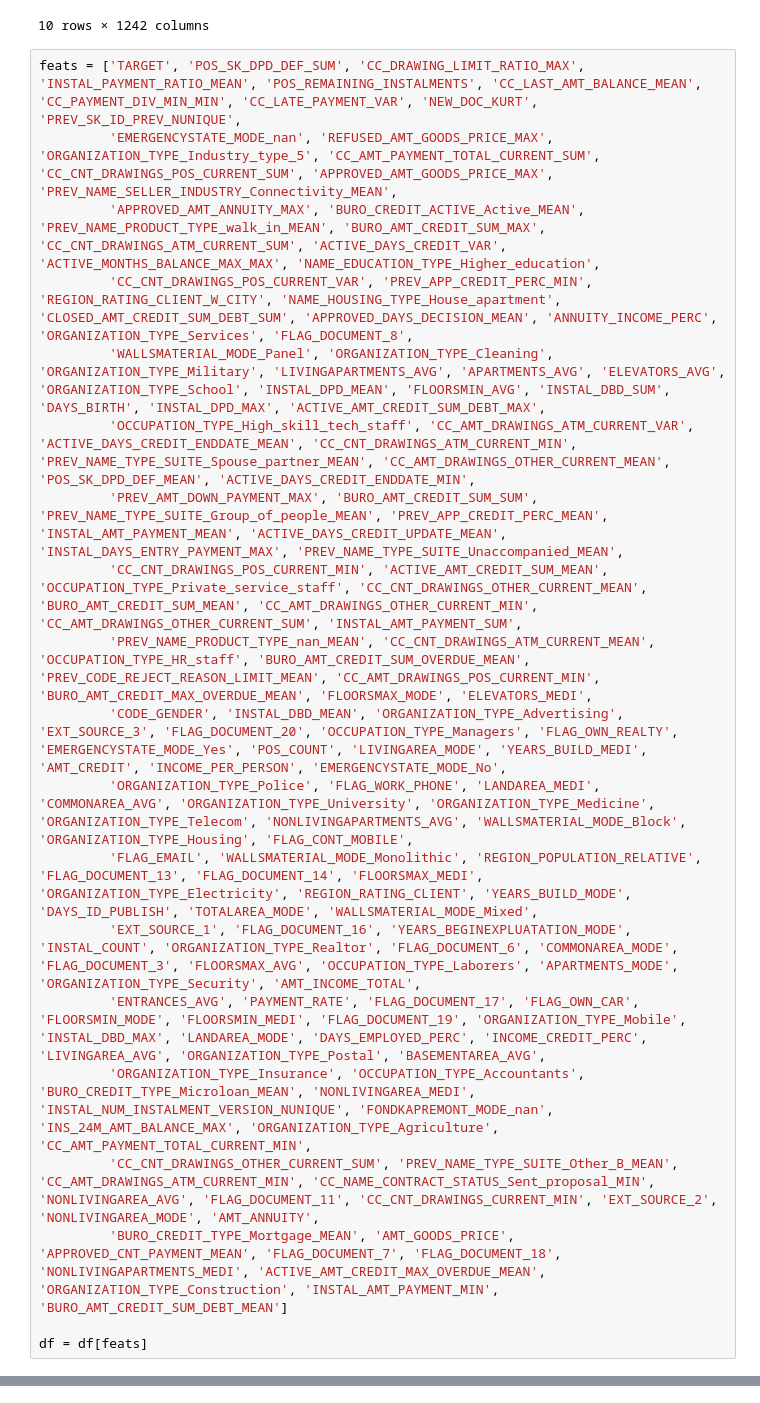
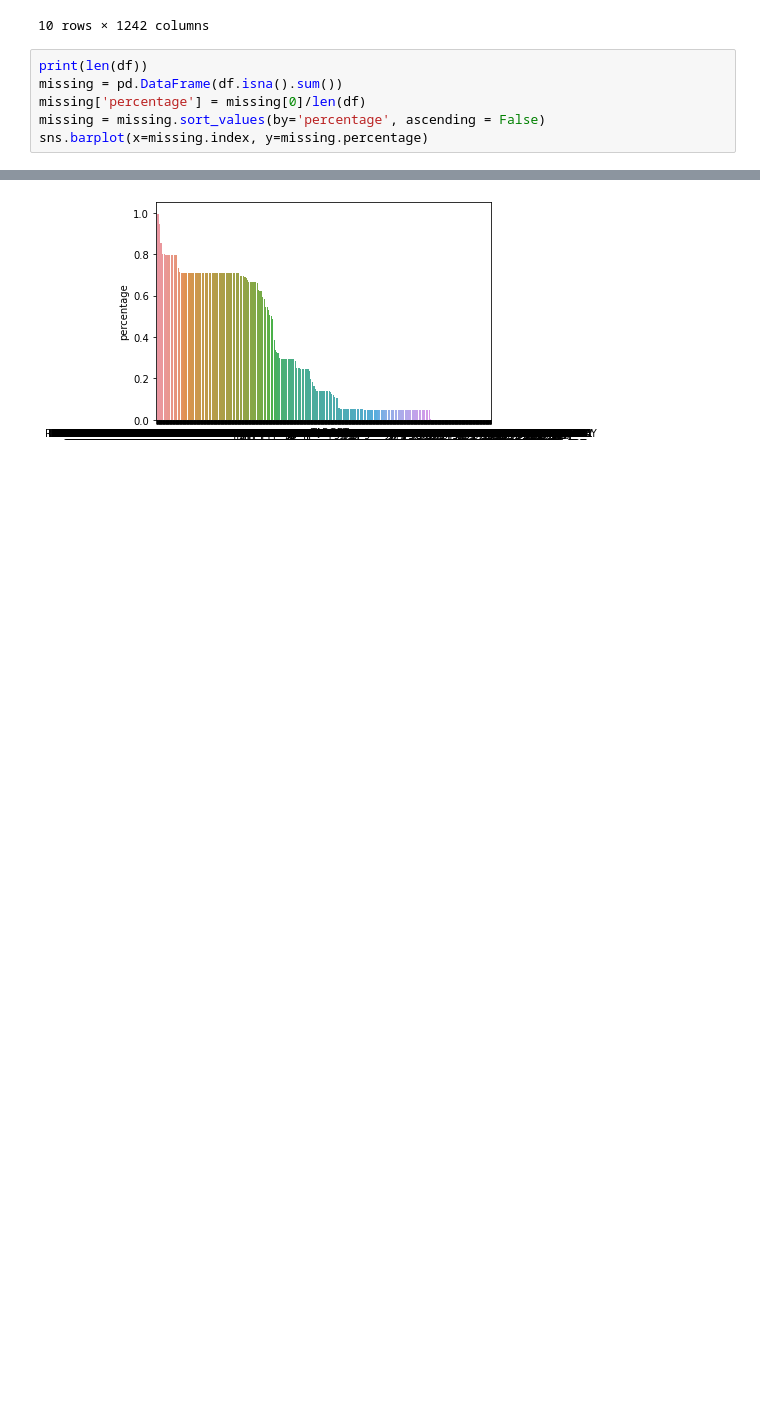
Before and after one commit to Keminarys/Scoring-model-for-credit-risk, a Jupyter notebook: Merging.ipynb, the cells around one changed output, grey strips where cells are left out. Drawn from its saved outputs; the diff is of its cells as text; blank space fills up the shorter version.

```diff
--- a/Merging.ipynb
+++ b/Merging.ipynb
@@ -626,23 +626,10 @@ df.head(10)
 | 8 | 100011 | 0.0 | 1 | 0 | 0 | 0 | 112500.0 | ... |
 | 9 | 100012 | 0.0 | 0 | 0 | 0 | 0 | 135000.0 | ... |
 10 rows × 1242 columns
-# %%
-feats = ['TARGET', 'POS_SK_DPD_DEF_SUM', 'CC_DRAWING_LIMIT_RATIO_MAX', 'INSTAL_PAYMENT_RATIO_MEAN', 'POS_REMAINING_INSTALMENTS', 'CC_LAST_AMT_BALANCE_MEAN', 'CC_PAYMENT_DIV_MIN_MIN', 'CC_LATE_PAYMENT_VAR', 'NEW_DOC_KURT', 'PREV_SK_ID_PREV_NUNIQUE',
-         'EMERGENCYSTATE_MODE_nan', 'REFUSED_AMT_GOODS_PRICE_MAX', 'ORGANIZATION_TYPE_Industry_type_5', 'CC_AMT_PAYMENT_TOTAL_CURRENT_SUM', 'CC_CNT_DRAWINGS_POS_CURRENT_SUM', 'APPROVED_AMT_GOODS_PRICE_MAX', 'PREV_NAME_SELLER_INDUSTRY_Connectivity_MEAN',
-         'APPROVED_AMT_ANNUITY_MAX', 'BURO_CREDIT_ACTIVE_Active_MEAN', 'PREV_NAME_PRODUCT_TYPE_walk_in_MEAN', 'BURO_AMT_CREDIT_SUM_MAX', 'CC_CNT_DRAWINGS_ATM_CURRENT_SUM', 'ACTIVE_DAYS_CREDIT_VAR', 'ACTIVE_MONTHS_BALANCE_MAX_MAX', 'NAME_EDUCATION_TYPE_Higher_education',
-         'CC_CNT_DRAWINGS_POS_CURRENT_VAR', 'PREV_APP_CREDIT_PERC_MIN', 'REGION_RATING_CLIENT_W_CITY', 'NAME_HOUSING_TYPE_House_apartment', 'CLOSED_AMT_CREDIT_SUM_DEBT_SUM', 'APPROVED_DAYS_DECISION_MEAN', 'ANNUITY_INCOME_PERC', 'ORGANIZATION_TYPE_Services', 'FLAG_DOCUMENT_8',
-         'WALLSMATERIAL_MODE_Panel', 'ORGANIZATION_TYPE_Cleaning', 'ORGANIZATION_TYPE_Military', 'LIVINGAPARTMENTS_AVG', 'APARTMENTS_AVG', 'ELEVATORS_AVG', 'ORGANIZATION_TYPE_School', 'INSTAL_DPD_MEAN', 'FLOORSMIN_AVG', 'INSTAL_DBD_SUM', 'DAYS_BIRTH', 'INSTAL_DPD_MAX', 'ACTIVE_AMT_CREDIT_SUM_DEBT_MAX',
-         'OCCUPATION_TYPE_High_skill_tech_staff', 'CC_AMT_DRAWINGS_ATM_CURRENT_VAR', 'ACTIVE_DAYS_CREDIT_ENDDATE_MEAN', 'CC_CNT_DRAWINGS_ATM_CURRENT_MIN', 'PREV_NAME_TYPE_SUITE_Spouse_partner_MEAN', 'CC_AMT_DRAWINGS_OTHER_CURRENT_MEAN', 'POS_SK_DPD_DEF_MEAN', 'ACTIVE_DAYS_CREDIT_ENDDATE_MIN',
-         'PREV_AMT_DOWN_PAYMENT_MAX', 'BURO_AMT_CREDIT_SUM_SUM', 'PREV_NAME_TYPE_SUITE_Group_of_people_MEAN', 'PREV_APP_CREDIT_PERC_MEAN', 'INSTAL_AMT_PAYMENT_MEAN', 'ACTIVE_DAYS_CREDIT_UPDATE_MEAN', 'INSTAL_DAYS_ENTRY_PAYMENT_MAX', 'PREV_NAME_TYPE_SUITE_Unaccompanied_MEAN',
-         'CC_CNT_DRAWINGS_POS_CURRENT_MIN', 'ACTIVE_AMT_CREDIT_SUM_MEAN', 'OCCUPATION_TYPE_Private_service_staff', 'CC_CNT_DRAWINGS_OTHER_CURRENT_MEAN', 'BURO_AMT_CREDIT_SUM_MEAN', 'CC_AMT_DRAWINGS_OTHER_CURRENT_MIN', 'CC_AMT_DRAWINGS_OTHER_CURRENT_SUM', 'INSTAL_AMT_PAYMENT_SUM',
-         'PREV_NAME_PRODUCT_TYPE_nan_MEAN', 'CC_CNT_DRAWINGS_ATM_CURRENT_MEAN', 'OCCUPATION_TYPE_HR_staff', 'BURO_AMT_CREDIT_SUM_OVERDUE_MEAN', 'PREV_CODE_REJECT_REASON_LIMIT_MEAN', 'CC_AMT_DRAWINGS_POS_CURRENT_MIN', 'BURO_AMT_CREDIT_MAX_OVERDUE_MEAN', 'FLOORSMAX_MODE', 'ELEVATORS_MEDI',
-         'CODE_GENDER', 'INSTAL_DBD_MEAN', 'ORGANIZATION_TYPE_Advertising', 'EXT_SOURCE_3', 'FLAG_DOCUMENT_20', 'OCCUPATION_TYPE_Managers', 'FLAG_OWN_REALTY', 'EMERGENCYSTATE_MODE_Yes', 'POS_COUNT', 'LIVINGAREA_MODE', 'YEARS_BUILD_MEDI', 'AMT_CREDIT', 'INCOME_PER_PERSON', 'EMERGENCYSTATE_MODE_No',
-         'ORGANIZATION_TYPE_Police', 'FLAG_WORK_PHONE', 'LANDAREA_MEDI', 'COMMONAREA_AVG', 'ORGANIZATION_TYPE_University', 'ORGANIZATION_TYPE_Medicine', 'ORGANIZATION_TYPE_Telecom', 'NONLIVINGAPARTMENTS_AVG', 'WALLSMATERIAL_MODE_Block', 'ORGANIZATION_TYPE_Housing', 'FLAG_CONT_MOBILE',
-         'FLAG_EMAIL', 'WALLSMATERIAL_MODE_Monolithic', 'REGION_POPULATION_RELATIVE', 'FLAG_DOCUMENT_13', 'FLAG_DOCUMENT_14', 'FLOORSMAX_MEDI', 'ORGANIZATION_TYPE_Electricity', 'REGION_RATING_CLIENT', 'YEARS_BUILD_MODE', 'DAYS_ID_PUBLISH', 'TOTALAREA_MODE', 'WALLSMATERIAL_MODE_Mixed',
-         'EXT_SOURCE_1', 'FLAG_DOCUMENT_16', 'YEARS_BEGINEXPLUATATION_MODE', 'INSTAL_COUNT', 'ORGANIZATION_TYPE_Realtor', 'FLAG_DOCUMENT_6', 'COMMONAREA_MODE', 'FLAG_DOCUMENT_3', 'FLOORSMAX_AVG', 'OCCUPATION_TYPE_Laborers', 'APARTMENTS_MODE', 'ORGANIZATION_TYPE_Security', 'AMT_INCOME_TOTAL',
-         'ENTRANCES_AVG', 'PAYMENT_RATE', 'FLAG_DOCUMENT_17', 'FLAG_OWN_CAR', 'FLOORSMIN_MODE', 'FLOORSMIN_MEDI', 'FLAG_DOCUMENT_19', 'ORGANIZATION_TYPE_Mobile', 'INSTAL_DBD_MAX', 'LANDAREA_MODE', 'DAYS_EMPLOYED_PERC', 'INCOME_CREDIT_PERC', 'LIVINGAREA_AVG', 'ORGANIZATION_TYPE_Postal', 'BASEMENTAREA_AVG',
-         'ORGANIZATION_TYPE_Insurance', 'OCCUPATION_TYPE_Accountants', 'BURO_CREDIT_TYPE_Microloan_MEAN', 'NONLIVINGAREA_MEDI', 'INSTAL_NUM_INSTALMENT_VERSION_NUNIQUE', 'FONDKAPREMONT_MODE_nan', 'INS_24M_AMT_BALANCE_MAX', 'ORGANIZATION_TYPE_Agriculture', 'CC_AMT_PAYMENT_TOTAL_CURRENT_MIN',
-         'CC_CNT_DRAWINGS_OTHER_CURRENT_SUM', 'PREV_NAME_TYPE_SUITE_Other_B_MEAN', 'CC_AMT_DRAWINGS_ATM_CURRENT_MIN', 'CC_NAME_CONTRACT_STATUS_Sent_proposal_MIN', 'NONLIVINGAREA_AVG', 'FLAG_DOCUMENT_11', 'CC_CNT_DRAWINGS_CURRENT_MIN', 'EXT_SOURCE_2', 'NONLIVINGAREA_MODE', 'AMT_ANNUITY',
-         'BURO_CREDIT_TYPE_Mortgage_MEAN', 'AMT_GOODS_PRICE', 'APPROVED_CNT_PAYMENT_MEAN', 'FLAG_DOCUMENT_7', 'FLAG_DOCUMENT_18', 'NONLIVINGAPARTMENTS_MEDI', 'ACTIVE_AMT_CREDIT_MAX_OVERDUE_MEAN', 'ORGANIZATION_TYPE_Construction', 'INSTAL_AMT_PAYMENT_MIN', 'BURO_AMT_CREDIT_SUM_DEBT_MEAN']
-
-df = df[feats]
+# %%
+print(len(df))
+missing = pd.DataFrame(df.isna().sum())
+missing['percentage'] = missing[0]/len(df)
+missing = missing.sort_values(by='percentage', ascending = False)
+sns.barplot(x=missing.index, y=missing.percentage)
+# %% [output]
@@ -648,0 +638 @@ df = df[feats]
+[figure, added]
```
Also changed, not shown: parts of 4 cells of this notebook.
